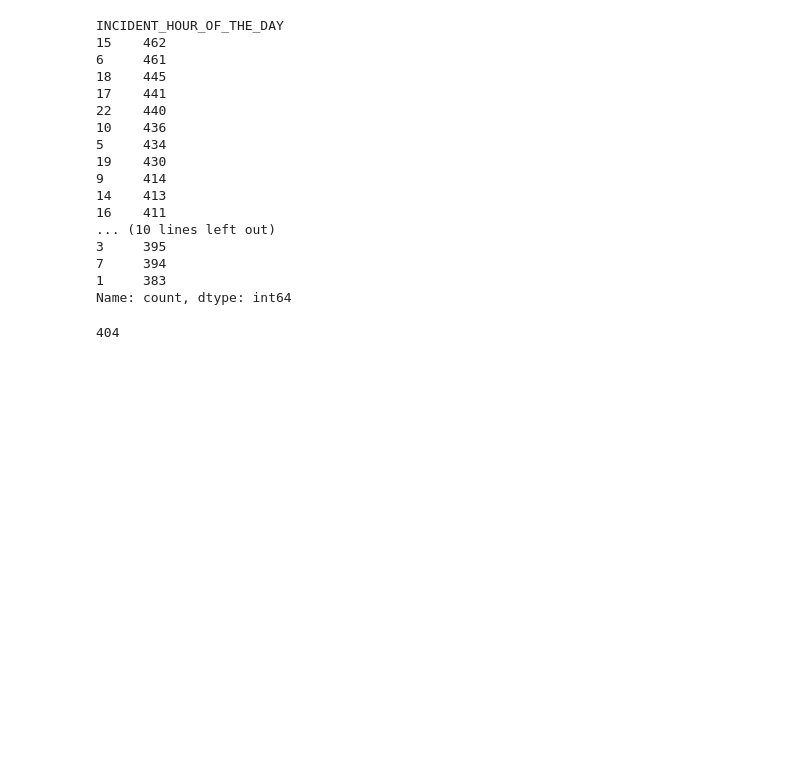
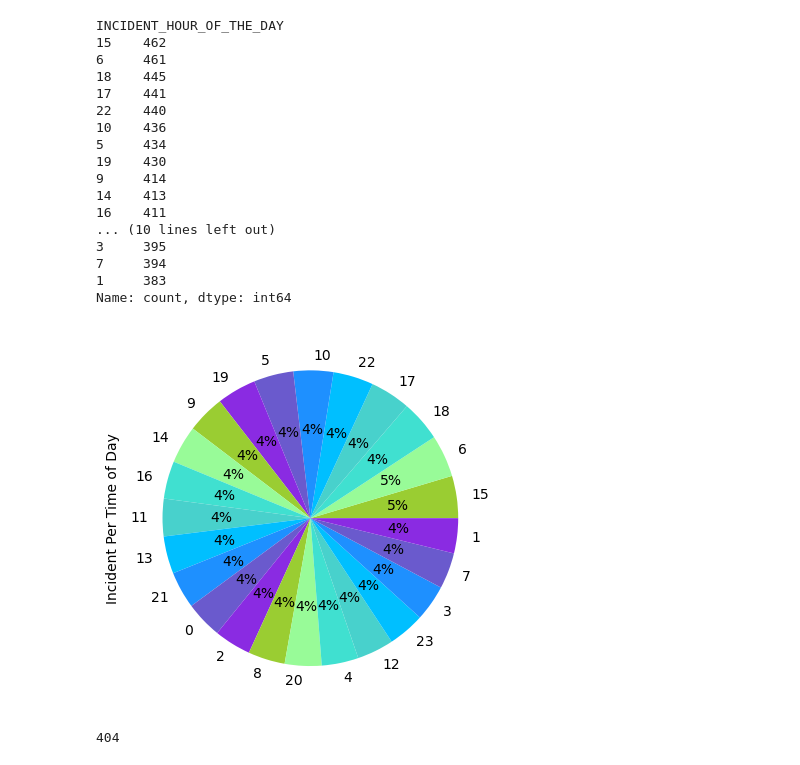
Before and after one commit to JustinS25/Insurance-Claim-Detection, a Jupyter notebook: Code/insurance_claim_valuecounts.ipynb, the cells around one changed output. Saved outputs shown, nothing was run; the diff lists cells and outputs as text; code cells hidden in the pictures; blank space fills up the shorter version.

```diff
--- a/Code/insurance_claim_valuecounts.ipynb
+++ b/Code/insurance_claim_valuecounts.ipynb
@@ -103,6 +105,13 @@ INCIDENT_HOUR_OF_THE_DAY
 7     394
 1     383
 Name: count, dtype: int64
+# %%
+colors = ['yellowgreen', 'palegreen', 'turquoise', 'mediumturquoise', 'deepskyblue', 'dodgerblue', 'slateblue', 'blueviolet']
+incident_hour_count.plot(kind="pie", colors=colors, autopct= "%1.0f%%")
+plt.ylabel("Incident Per Time of Day")
+plt.show()
+# %% [output]
+[figure, added]
 # %%
 vender_unique = len(ins_claim_fraud["VENDOR_NAME"].unique())
 vender_unique
```
Also changed, not shown: parts of 7 cells of this notebook.
